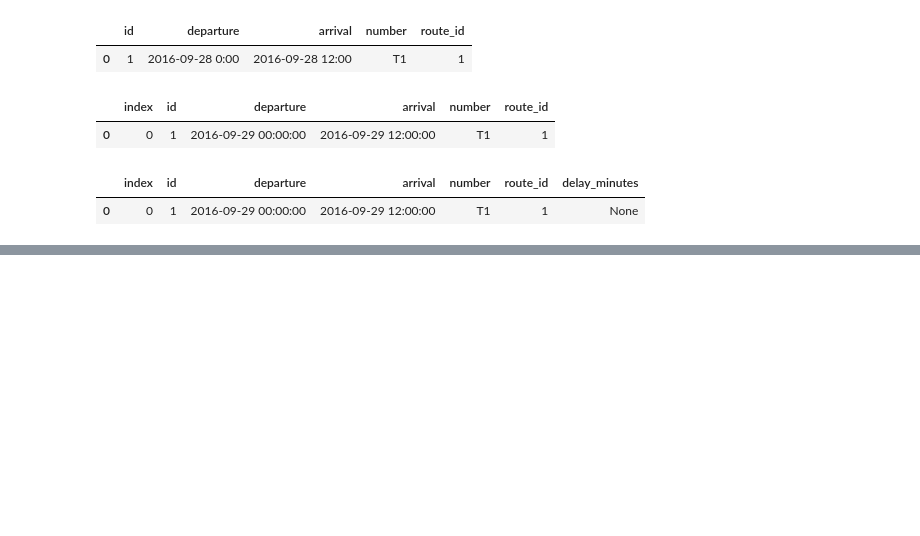
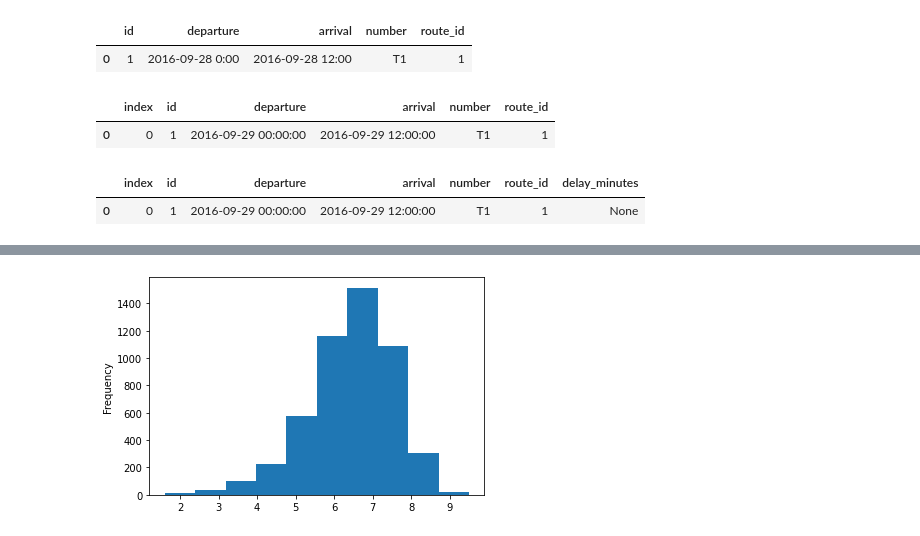
Before and after one commit to RedOx22/real-world-machine-learning, a Jupyter notebook: Importing_data_with_pandas.ipynb, the cells around one changed output, grey strips where cells are left out. Drawn from its saved outputs; the diff is of its cells as text; code cells hidden in the pictures; blank space fills up the shorter version.

```diff
--- a/Importing_data_with_pandas.ipynb
+++ b/Importing_data_with_pandas.ipynb
@@ -89,0 +153,5 @@ df
+# %%
+movies['IMDB Score'].plot(kind="hist")
+plt.show()
+# %% [output]
+[figure, added]
```
Also changed, not shown: parts of 18 cells of this notebook.
